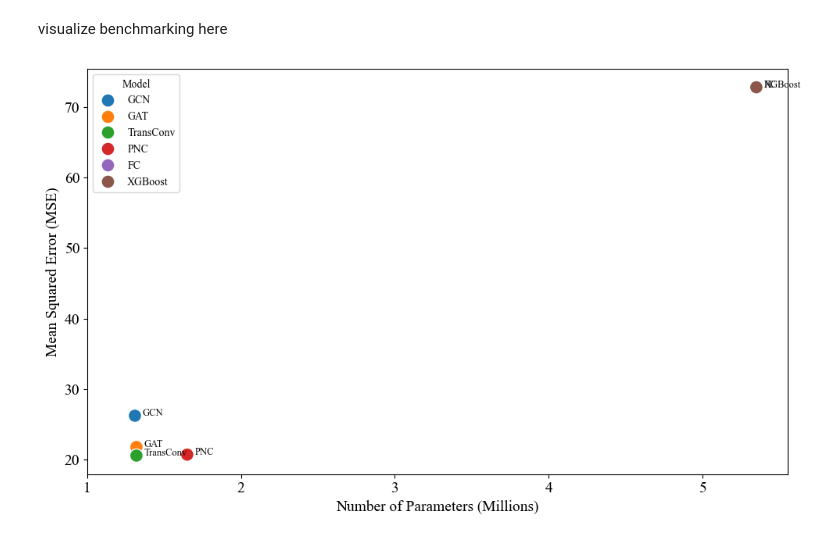
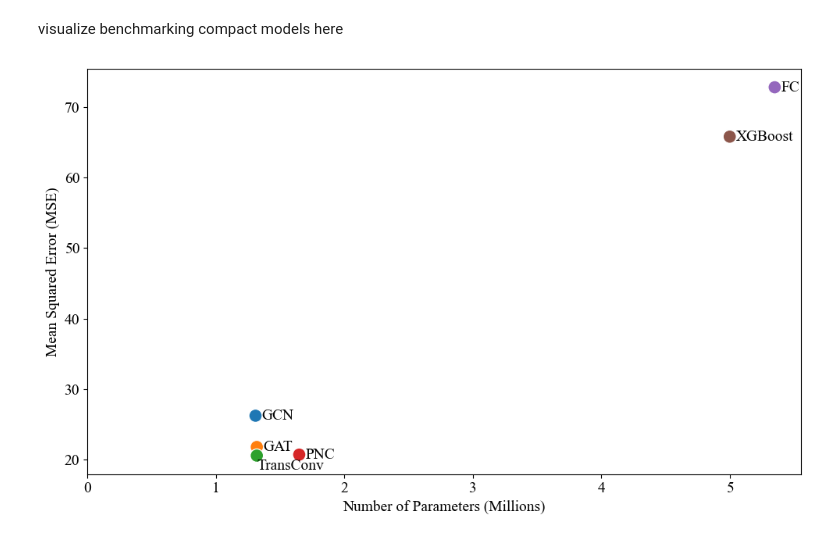
Before and after one commit to govindgoel/ml, a Jupyter notebook: scripts/evaluation/visualize_benchmarking.ipynb, the cells around one changed output. Saved outputs shown, nothing was run; the diff lists cells and outputs as text; code cells hidden in the pictures.

```diff
--- a/scripts/evaluation/visualize_benchmarking.ipynb
+++ b/scripts/evaluation/visualize_benchmarking.ipynb
@@ -1,47 +1,56 @@
 # %% [markdown]
-visualize benchmarking here
+visualize benchmarking compact models here
 # %%
 import matplotlib.pyplot as plt
 import seaborn as sns
 import pandas as pd
+import matplotlib as mpl
 
-import matplotlib as mpl
+# Font
 mpl.rcParams['font.family'] = 'Times New Roman'
 
-# Full dataset
+# Data
 data = {
     "Model": ["GCN", "GAT", "TransConv", "PNC", "FC", "XGBoost"],
-    "Params (M)": [1.31, 1.32, 1.32, 1.65, 5.35, 5.35],
-    "MSE": [26.22, 21.79, 20.57, 20.71, 72.77, 72.77],
+    "Params (M)": [1.31, 1.32, 1.32, 1.65, 5.35, 5.0],
+    "MSE": [26.22, 21.79, 20.57, 20.71, 72.77, 65.77],
     "Inference Time (ms)": [19.05, 22.45, 17.18, 30.45, 0.46, 0.46]
 }
-
 df = pd.DataFrame(data)
 
-# Plot
+# Shared palette
+palette = sns.color_palette("tab10", n_colors=len(df))
+color_dict = dict(zip(df["Model"], palette))
+
 plt.figure(figsize=(10, 6))
-scatter = sns.scatterplot(
+ax = sns.scatterplot(
     data=df,
     x="Params (M)",
     y="MSE",
     hue="Model",
-    palette="tab10",
-    s=150  # Fixed dot size
+    palette=color_dict,
+    s=150,
+    legend=False
 )
 
-# Add labels to each point
 for i in range(df.shape[0]):
-    plt.text(df["Params (M)"][i] + 0.05, df["MSE"][i], df["Model"][i], fontsize=9)
+    x = df["Params (M)"][i] + 0.05
+    y = df["MSE"][i]
+    label = df["Model"][i]
 
-# plt.title("Model Complexity vs Mean Squared Error", fontsize=14, fontfamily="Times New Roman")
-plt.xlabel("Number of Parameters (Millions)", fontsize=14, fontfamily="Times New Roman")
-plt.ylabel("Mean Squared Error (MSE)", fontsize=14, fontfamily="Times New Roman")
-plt.xticks(fontsize=14, fontfamily="Times New Roman")
-plt.yticks(fontsize=14, fontfamily="Times New Roman")
-plt.xlim(left=1)
-# plt.legend(bbox_to_anchor=(1.05, 1), loc=2, title="Model", fontsize=14, title_fontsize=10)
+    if label == "TransConv":
+        ax.text(x - 0.05, y - 0.5, label, fontsize=14, ha='left', va='top')  # below the point
+    else:
+        ax.text(x, y, label, fontsize=14, ha='left', va='center')     # default (right, center aligned)
+
+ax.set_xlabel("Number of Parameters (Millions)", fontsize=14)
+ax.set_ylabel("Mean Squared Error (MSE)", fontsize=14)
+ax.tick_params(labelsize=14)
+ax.set_xlim(left=0)
+
 plt.tight_layout()
+plt.savefig("results/model_complexity_vs_mse.png", dpi=300)
 plt.show()
 # %% [output]
-[figure, old version]
+[figure, new version]
 # %%
```
Also changed, not shown: parts of 1 cell of this notebook.
